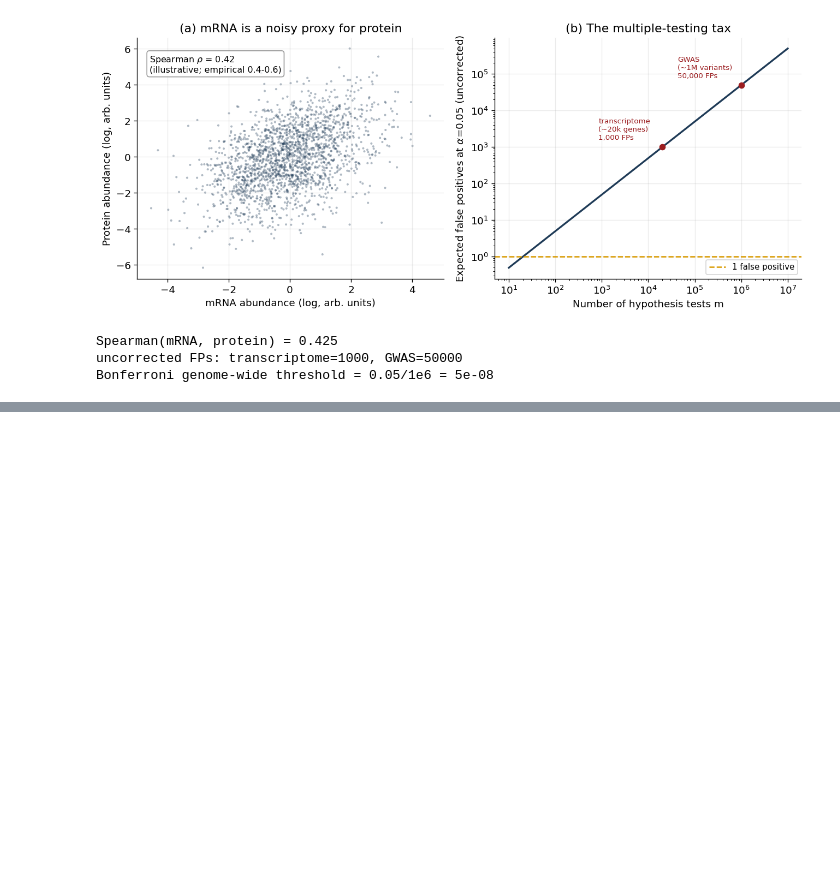
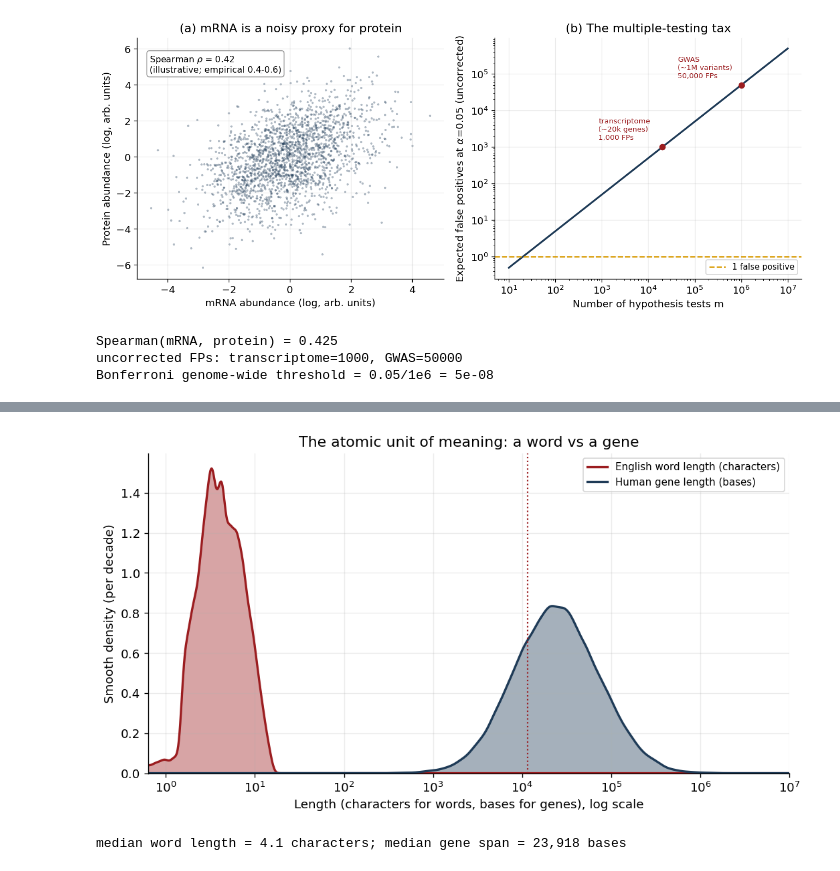
Before and after one commit to josephrich98/joseph_rich_blog, a Jupyter notebook: posts/genomics-vs-nlp/notebook.ipynb, the cells around one changed output, grey strips where cells are left out. Cells and saved outputs as stored; diff of their text form; code cells hidden in the pictures; blank space fills up the shorter version.

```diff
--- a/posts/genomics-vs-nlp/notebook.ipynb
+++ b/posts/genomics-vs-nlp/notebook.ipynb
@@ -214,0 +154,55 @@ OK  Geneformer (Theodoris 2023)                10.1038/s41586-023-06139-9
+# %%
+from scipy.stats import gaussian_kde
+
+rng = np.random.default_rng(11)
+
+# English word length (per running-text token): representative length distribution
+# for lengths 1..15 characters (mean ~4.7). Word length is integer-valued, so we
+# spread each count across its unit-width bin (+/- 0.5) to get a smooth density
+# rather than a spike at every integer.
+word_len = np.arange(1, 16)
+word_pmf = np.array([0.027, 0.174, 0.207, 0.157, 0.107, 0.087, 0.070,
+                     0.050, 0.037, 0.028, 0.018, 0.013, 0.0085, 0.005, 0.003])
+word_pmf = word_pmf / word_pmf.sum()
+word_samples = rng.choice(word_len, size=40000, p=word_pmf).astype(float)
+word_samples += rng.uniform(-0.5, 0.5, size=word_samples.size)
+word_samples = np.clip(word_samples, 0.5, None)
+
+# Human protein-coding gene span (genomic, exons + introns): log-normal with a
+# human-realistic median (~24 kb) and a long heavy tail toward the megabases.
+gene_samples = rng.lognormal(mean=np.log(24_000), sigma=1.1, size=40000)
+
+# Smooth densities are estimated in log10 space because gene length spans many
+# orders of magnitude; a linear-space KDE would be dominated by the tail.
+log_words = np.log10(word_samples)
+log_genes = np.log10(gene_samples)
+kde_w, kde_g = gaussian_kde(log_words), gaussian_kde(log_genes)
+
+xs = np.linspace(-0.2, 7.0, 1000)          # 10^-0.2 (~0.6) to 10^7 (10 Mb)
+dw, dg = kde_w(xs), kde_g(xs)
+
+fig, ax = plt.subplots(figsize=(9, 5))
+ax.fill_between(xs, dw, color=CRIMSON, alpha=0.40)
+ax.plot(xs, dw, color=CRIMSON, lw=2, label="English word length (characters)")
+ax.fill_between(xs, dg, color=NAVY, alpha=0.40)
+ax.plot(xs, dg, color=NAVY, lw=2, label="Human gene length (bases)")
+
+# Median markers.
+mw, mg = np.median(word_samples), np.median(gene_samples)
+for med, c in [(mw, CRIMSON), (mg, NAVY)]:
+    ax.axvline(np.log10(med), color=c, ls=":", lw=1.3)
+
+ax.set_xticks(range(0, 8))
+ax.set_xticklabels([f"$10^{{{t}}}$" for t in range(0, 8)])
+ax.set_xlim(-0.2, 7.0)
+ax.set_ylim(bottom=0)
+ax.set_xlabel("Length (characters for words, bases for genes), log scale")
+ax.set_ylabel("Smooth density (per decade)")
+ax.set_title("The atomic unit of meaning: a word vs a gene")
+ax.legend(fontsize=9, loc="upper right")
+fig.tight_layout(); fig.savefig(os.path.join(FIG, "unit_length_scales.png")); plt.show()
+print(f"median word length = {mw:.1f} characters; median gene span = {mg:,.0f} bases")
+# print(f"ratio of medians ~ {mg/mw:,.0f}x ({np.log10(mg/mw):.1f} orders of magnitude)")</cell id="52c24997">
+# %% [output]
+[figure, added]
+median word length = 4.1 characters; median gene span = 23,918 bases
```
Also changed, not shown: parts of 3 cells of this notebook, 30 other files.
